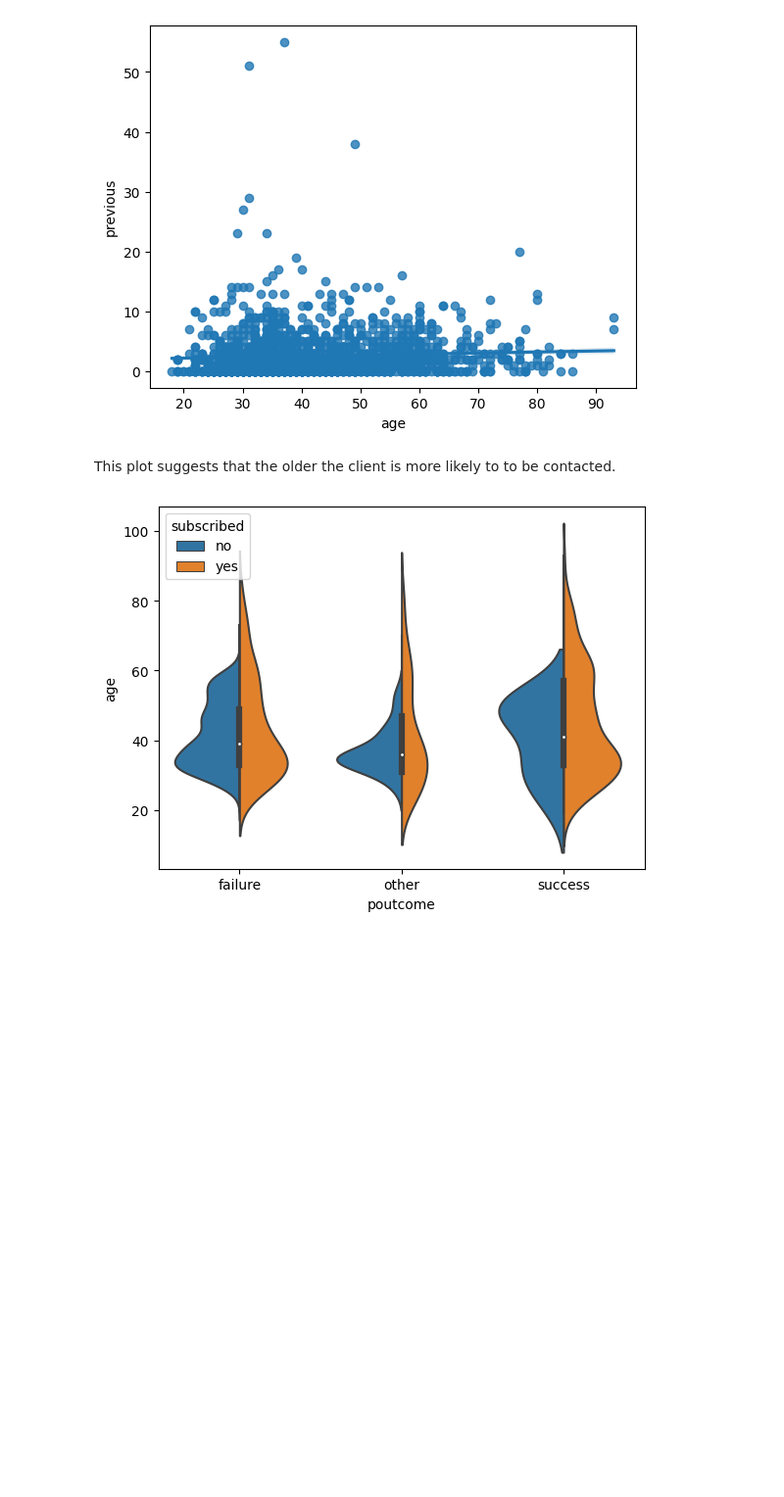
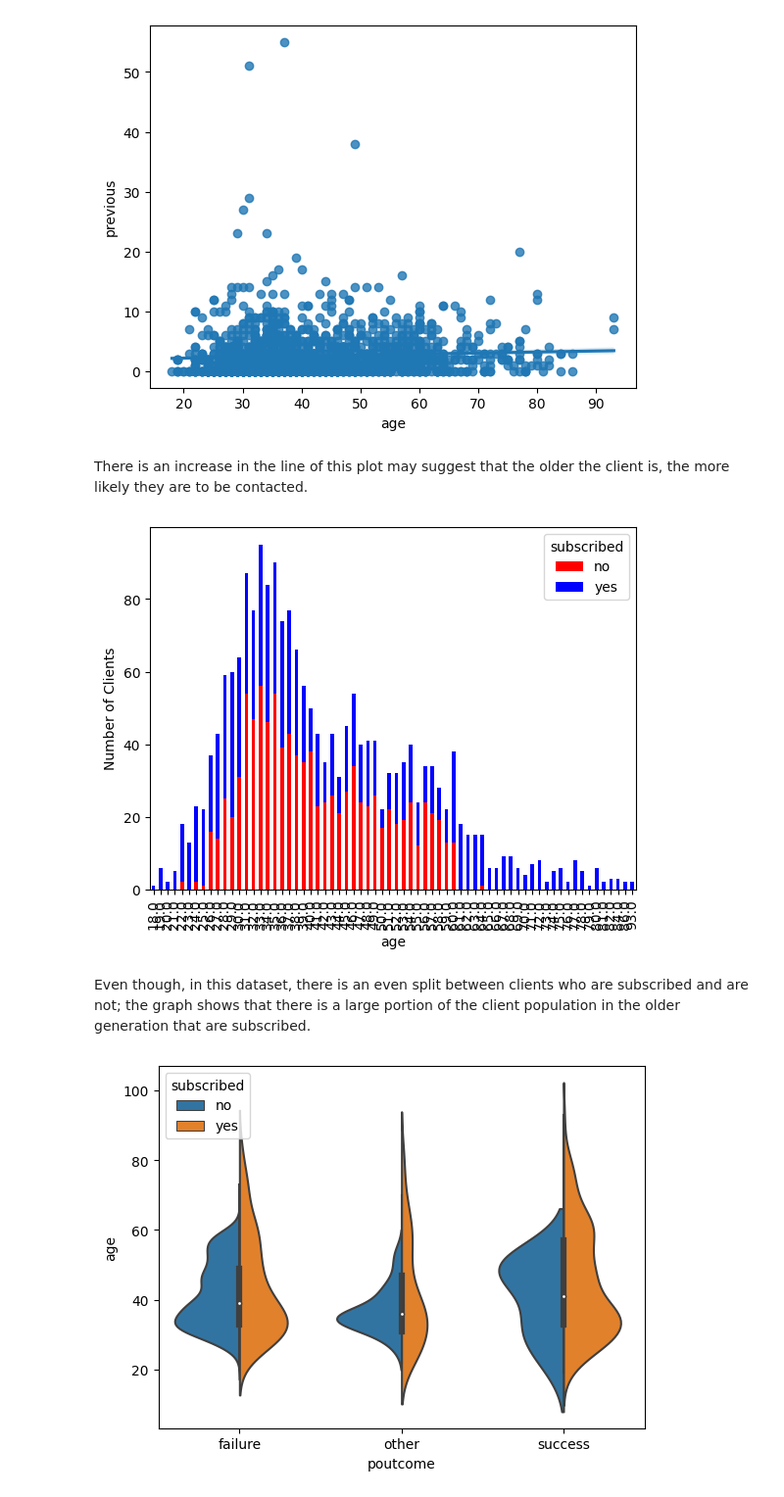
Before and after one commit to ishalazo/CS4168-DataMining-Labs, a Jupyter notebook: Lab1/lab1.ipynb, the cells around one changed output. Shown at 98% size. Cells and saved outputs as stored; diff of their text form; code cells hidden in the pictures; blank space fills up the shorter version.

```diff
--- a/Lab1/lab1.ipynb
+++ b/Lab1/lab1.ipynb
@@ -130,7 +124,16 @@ plt.show()
 # %% [output]
 [figure]
 # %% [markdown]
-This plot suggests that the older the client is more likely to to be contacted.
+There is an increase in the line of this plot may suggest that the older the client is, the more likely they are to be contacted.
+# %%
+crosstab_CL = pd.crosstab(df['age'], df['subscribed'])
+crosstab_CL.plot(kind='bar', stacked=True, color=['red', 'blue'])
+plt.ylabel('Number of Clients')
+plt.show()
+# %% [output]
+[figure, added]
+# %% [markdown]
+Even though, in this dataset, there is an even split between clients who are subscribed and are not; the graph shows that there is a large portion of the client population in the older generation that are subscribed.
 # %%
 sns.violinplot(data=df, x='poutcome', y='age', hue='subscribed', split=True)
 plt.show()
```
Also changed, not shown: parts of 10 cells of this notebook.
